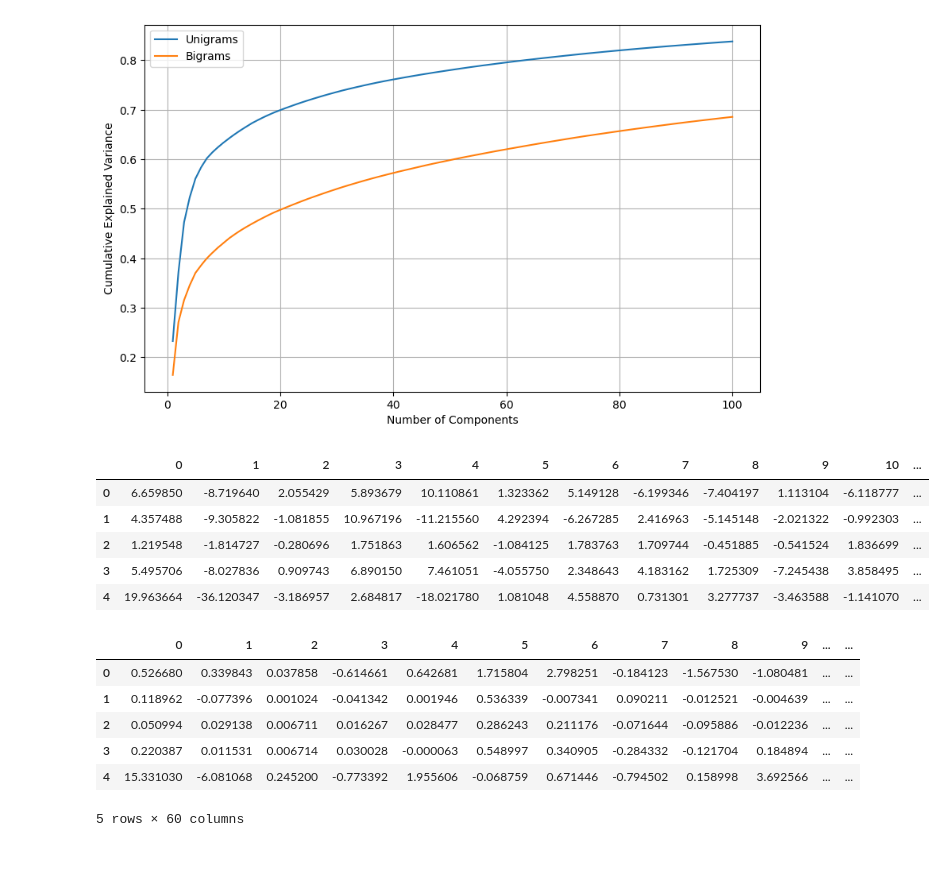
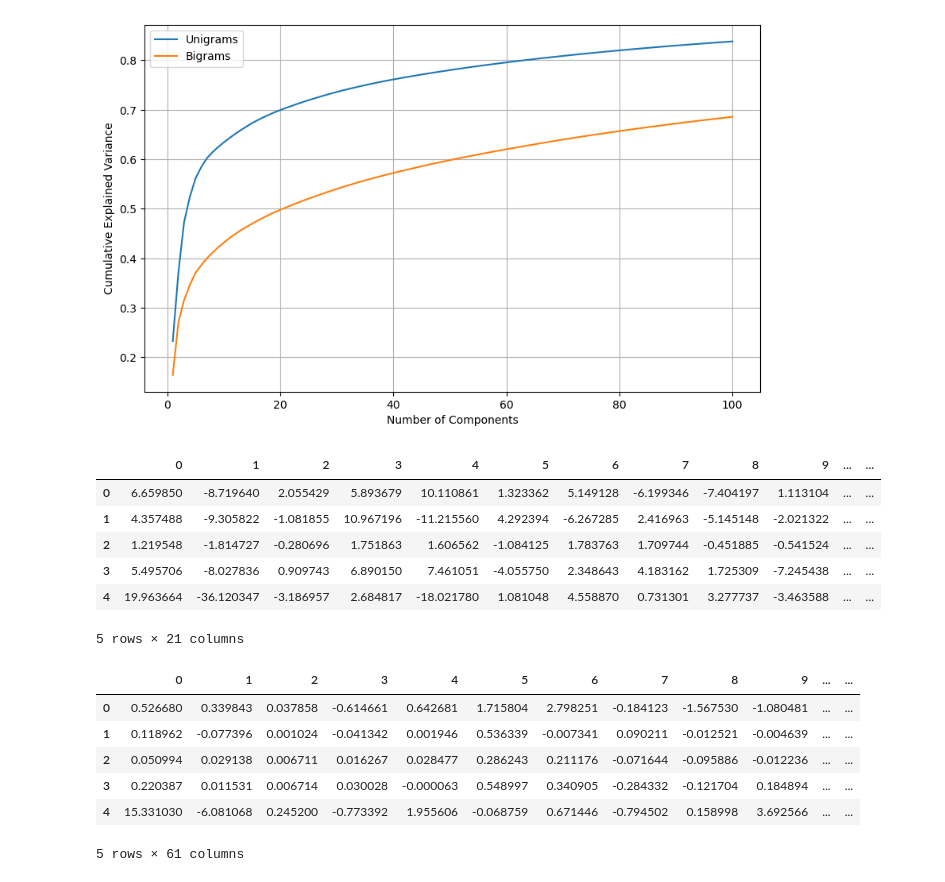
Before and after one commit to Matin-M/DTM-Predictor, a Jupyter notebook: Preprocessing/dimentionality_reduction.ipynb, the cells around one changed output. Cells and saved outputs as stored; diff of their text form; code cells hidden in the pictures.

```diff
--- a/Preprocessing/dimentionality_reduction.ipynb
+++ b/Preprocessing/dimentionality_reduction.ipynb
@@ -89,21 +109,24 @@ plot_explained_variance([term_df, bigram_df], ['Unigrams', 'Bigrams'])
 # %%
 svd_term = TruncatedSVD(n_components=20, random_state=42)
 reduced_term_df = svd_term.fit_transform(term_df)
 
 reduced_term_df = pd.DataFrame(reduced_term_df)
+reduced_term_df['label'] = term_df['direction']
 reduced_term_df.head()
 # %% [output]
-|  | 0 | 1 | 2 | 3 | 4 | 5 | 6 | 7 | 8 | 9 | 10 | ... |
-| 0 | 6.659850 | -8.719640 | 2.055429 | 5.893679 | 10.110861 | 1.323362 | 5.149128 | -6.199346 | -7.404197 | 1.113104 | -6.118777 | ... |
-| 1 | 4.357488 | -9.305822 | -1.081855 | 10.967196 | -11.215560 | 4.292394 | -6.267285 | 2.416963 | -5.145148 | -2.021322 | -0.992303 | ... |
-| 2 | 1.219548 | -1.814727 | -0.280696 | 1.751863 | 1.606562 | -1.084125 | 1.783763 | 1.709744 | -0.451885 | -0.541524 | 1.836699 | ... |
-| 3 | 5.495706 | -8.027836 | 0.909743 | 6.890150 | 7.461051 | -4.055750 | 2.348643 | 4.183162 | 1.725309 | -7.245438 | 3.858495 | ... |
-| 4 | 19.963664 | -36.120347 | -3.186957 | 2.684817 | -18.021780 | 1.081048 | 4.558870 | 0.731301 | 3.277737 | -3.463588 | -1.141070 | ... |
+|  | 0 | 1 | 2 | 3 | 4 | 5 | 6 | 7 | 8 | 9 | ... | ... |
+| 0 | 6.659850 | -8.719640 | 2.055429 | 5.893679 | 10.110861 | 1.323362 | 5.149128 | -6.199346 | -7.404197 | 1.113104 | ... | ... |
+| 1 | 4.357488 | -9.305822 | -1.081855 | 10.967196 | -11.215560 | 4.292394 | -6.267285 | 2.416963 | -5.145148 | -2.021322 | ... | ... |
+| 2 | 1.219548 | -1.814727 | -0.280696 | 1.751863 | 1.606562 | -1.084125 | 1.783763 | 1.709744 | -0.451885 | -0.541524 | ... | ... |
+| 3 | 5.495706 | -8.027836 | 0.909743 | 6.890150 | 7.461051 | -4.055750 | 2.348643 | 4.183162 | 1.725309 | -7.245438 | ... | ... |
+| 4 | 19.963664 | -36.120347 | -3.186957 | 2.684817 | -18.021780 | 1.081048 | 4.558870 | 0.731301 | 3.277737 | -3.463588 | ... | ... |
+5 rows × 21 columns
 # %%
 svd_bigram = TruncatedSVD(n_components=60, random_state=42)
 reduced_bigram_df = svd_bigram.fit_transform(bigram_df)
 
 reduced_bigram_df = pd.DataFrame(reduced_bigram_df)
+reduced_bigram_df['label'] = bigram_df['direction']
 reduced_bigram_df.head()
 # %% [output]
 |  | 0 | 1 | 2 | 3 | 4 | 5 | 6 | 7 | 8 | 9 | ... | ... |
@@ -112,7 +135,7 @@ reduced_bigram_df.head()
 | 2 | 0.050994 | 0.029138 | 0.006711 | 0.016267 | 0.028477 | 0.286243 | 0.211176 | -0.071644 | -0.095886 | -0.012236 | ... | ... |
 | 3 | 0.220387 | 0.011531 | 0.006714 | 0.030028 | -0.000063 | 0.548997 | 0.340905 | -0.284332 | -0.121704 | 0.184894 | ... | ... |
 | 4 | 15.331030 | -6.081068 | 0.245200 | -0.773392 | 1.955606 | -0.068759 | 0.671446 | -0.794502 | 0.158998 | 3.692566 | ... | ... |
-5 rows × 60 columns
+5 rows × 61 columns
 # %%
 def save_dataframe_to_smb_server(df, remote_file_path):
     # Create a temporary file to store the compressed CSV
```
Also changed, not shown: parts of 2 cells of this notebook, 6 other files.
